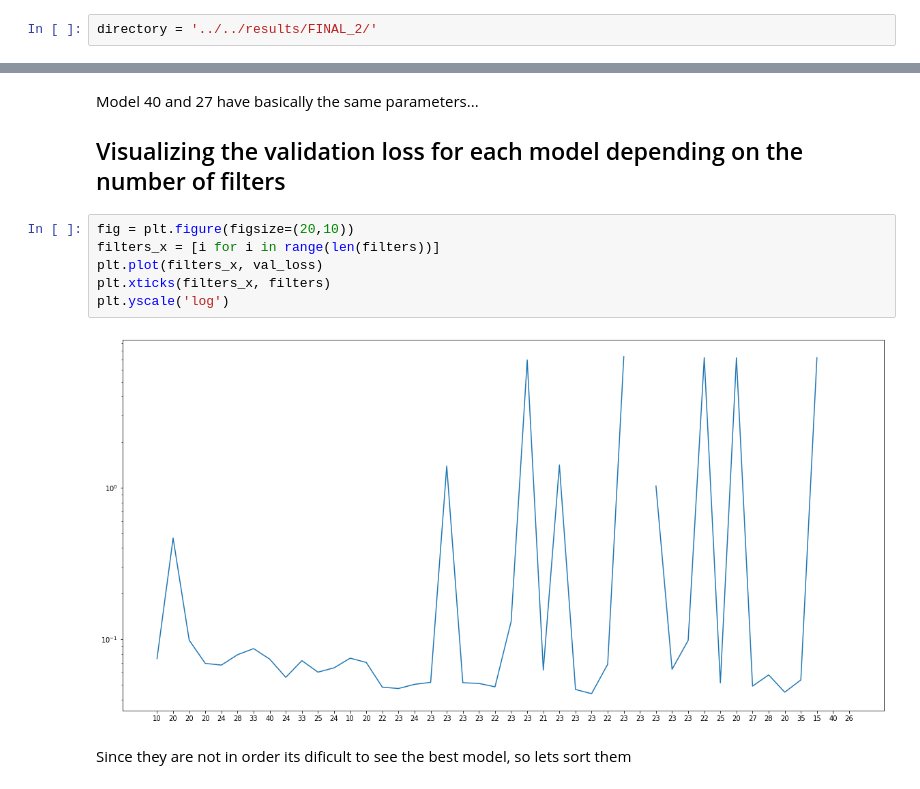
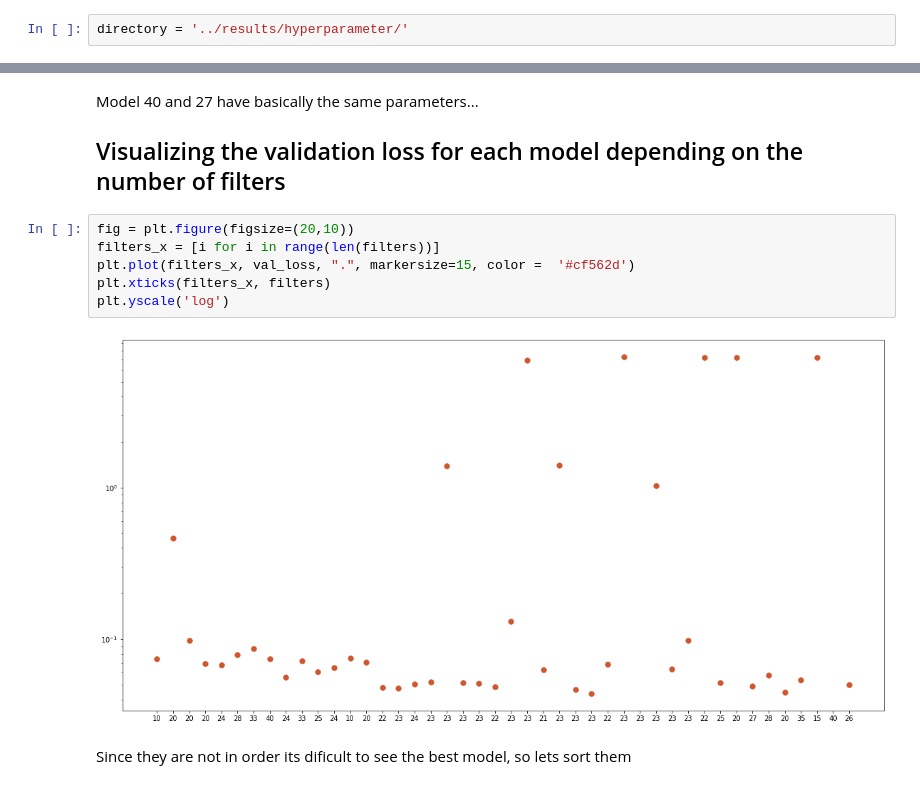
Before and after one commit to SilkeDH/lossy-ml, a Jupyter notebook: notebooks/Hyperparameter.ipynb, the cells around one changed output, grey strips where cells are left out. Drawn from its saved outputs; the diff is of its cells as text.

```diff
--- a/notebooks/Hyperparameter.ipynb
+++ b/notebooks/Hyperparameter.ipynb
@@ -8,7 +8,7 @@ import pickle
 import numpy as np
 import matplotlib.pyplot as plt
 # %%
-directory = '../../results/FINAL_2/'
+directory = '../results/hyperparameter/'
 # %%
 val_loss = []
 filters = []
@@ -101,11 +105,11 @@ Model 40 and 27 have basically the same parameters...
 # %%
 fig = plt.figure(figsize=(20,10))
 filters_x = [i for i in range(len(filters))]
-plt.plot(filters_x, val_loss)
+plt.plot(filters_x, val_loss, ".", markersize=15, color =  '#cf562d')
 plt.xticks(filters_x, filters)
 plt.yscale('log')
 # %% [output]
-[figure, old version]
+[figure, new version]
 # %% [markdown]
 Since they are not in order its dificult to see the best model, so lets sort them
 # %%
```
Also changed, not shown: parts of 20 cells of this notebook, 39 other files.
